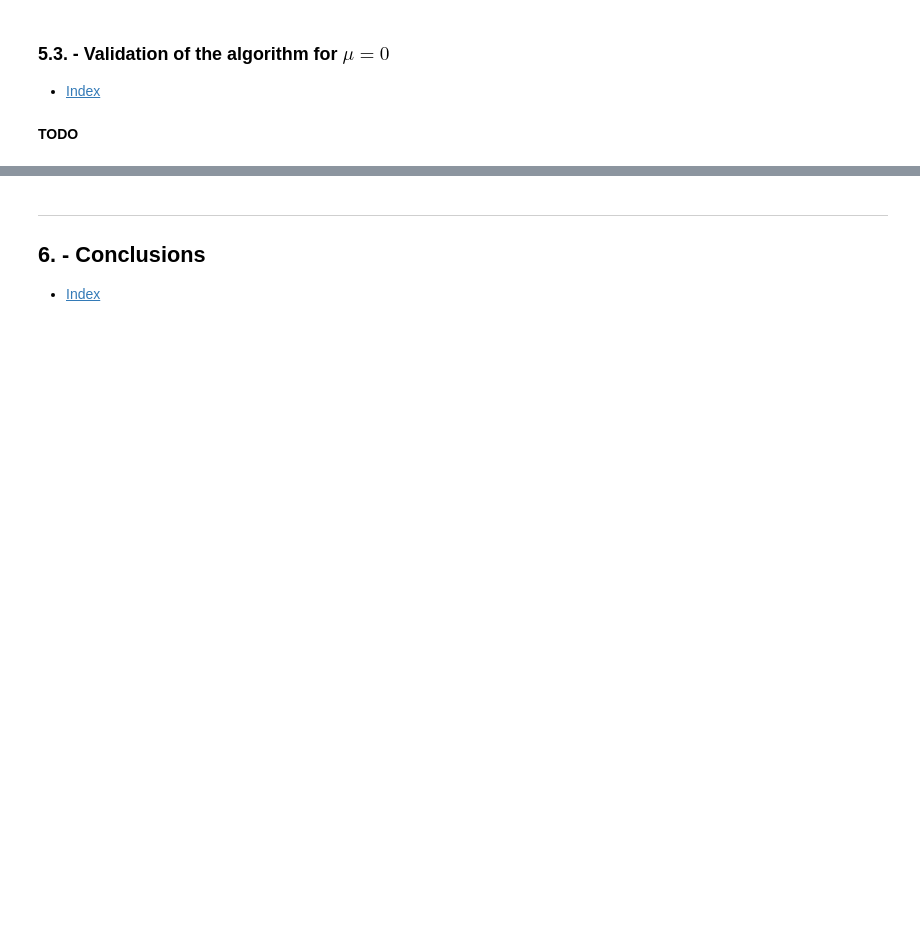
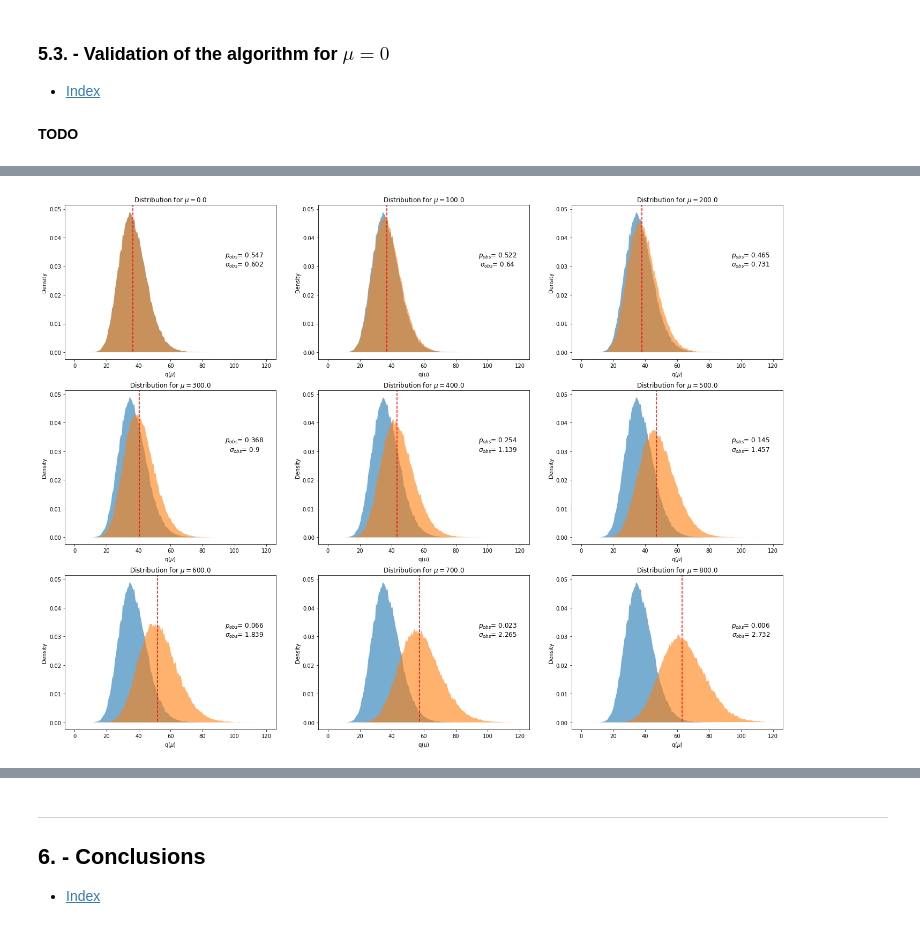
Before and after one commit to pacca4/Project_LocpB_plots, a Jupyter notebook: presentation/presentation.ipynb, the cells around one changed output, grey strips where cells are left out. Saved outputs shown, nothing was run; the diff lists cells and outputs as text; code cells hidden in the pictures; blank space fills up the shorter version.

Commit message:
Added final plots to presentation

```diff
--- a/presentation/presentation.ipynb
+++ b/presentation/presentation.ipynb
@@ -476,0 +488,9 @@ This algorithm is repeated for a large number of times to have a smooth sampled
+# %%
+nr = 3
+nc = 3
+fig, axs = plt.subplots(nr, nc, figsize=(8*nc, 6*nr))
+for i in range(0,nr):
+    for j in range(0,nc):
+        sub_plot_hists(axs[i,j], 200, 10*(j+nc*i))
+# %% [output]
+[figure, added]
```
Also changed, not shown: parts of 13 cells of this notebook, 23 other files.
